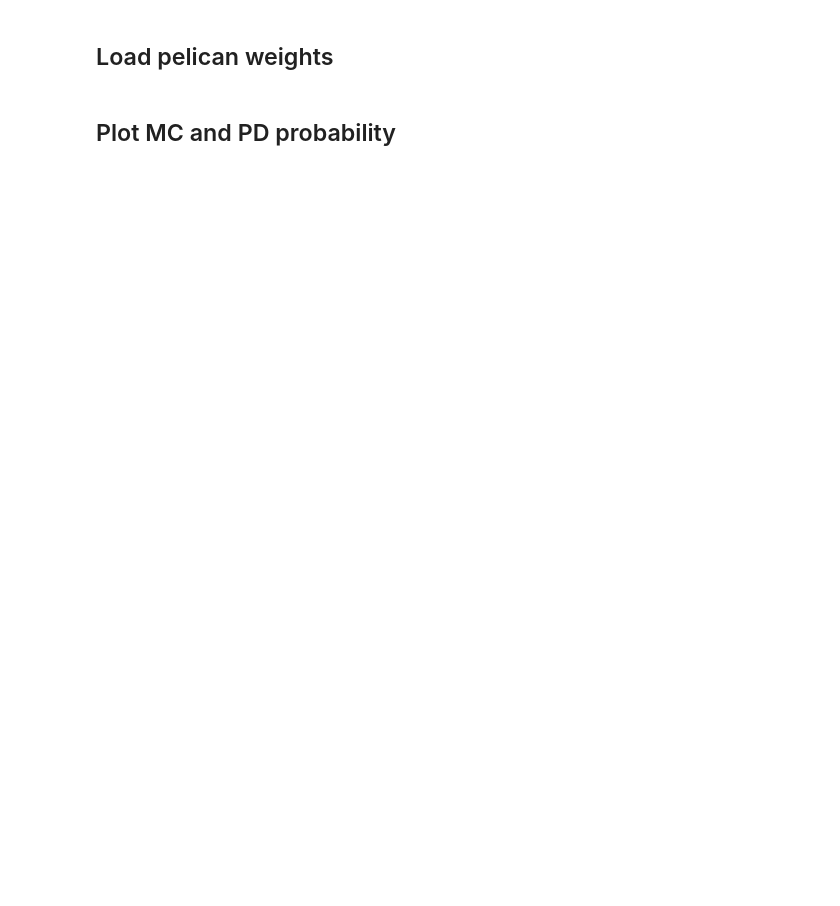
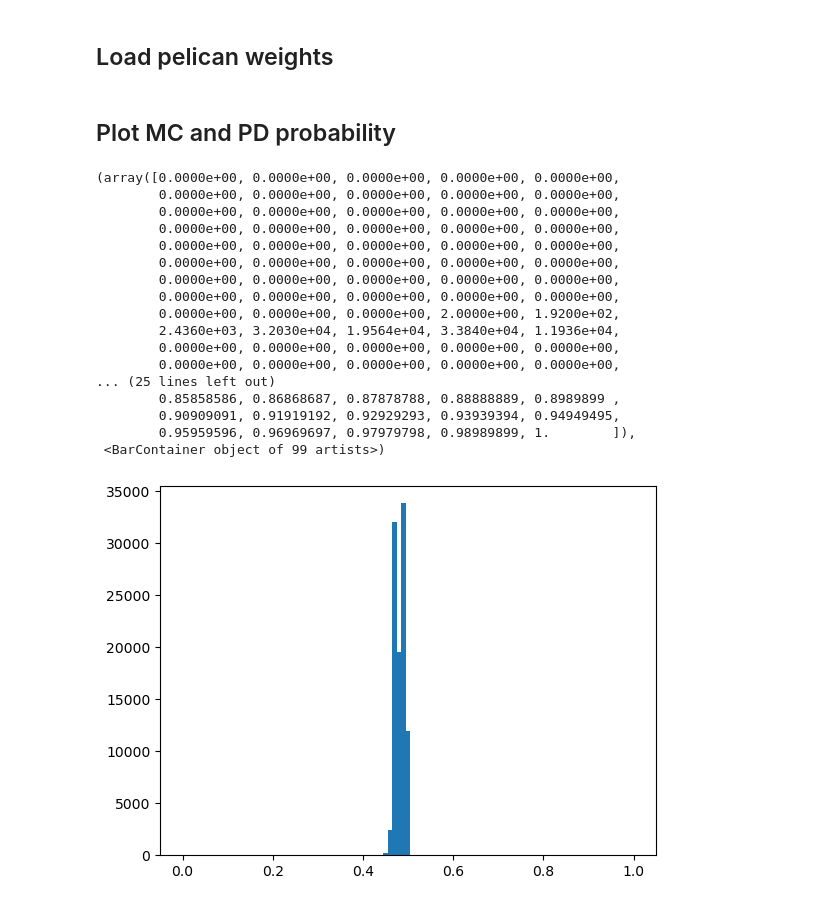
Before and after one commit to wamorkart/equivariant_unfolding, a Jupyter notebook: scripts/checkweights.ipynb, the cells around one changed output. Drawn from its saved outputs; the diff is of its cells as text; code cells hidden in the pictures; blank space fills up the shorter version.

```diff
--- a/scripts/checkweights.ipynb
+++ b/scripts/checkweights.ipynb
@@ -30,9 +12,28 @@ def getprob_pelican(inputfile):
 in_dir = "/global/cfs/cdirs/m3246/twamorka/omnifold_atlas/PELICAN/predict/"
 in_file = "muonlevel1_samedata2.best.test.pt"
 # %%
-prob_MC, prob_PD = getprob_pelican(indir+in_file)
+prob_MC, prob_PD, weight_pelican = getweight_pelican(in_dir+in_file)
 # %% [markdown]
 ## Plot MC and PD probability
 # %%
-plt.hist(prob_MC, bins=np.linspace(0,1,100)
+plt.hist(prob_MC, bins=np.linspace(0,1,100))
+# %% [output]
+(array([0.0000e+00, 0.0000e+00, 0.0000e+00, 0.0000e+00, 0.0000e+00,
+        0.0000e+00, 0.0000e+00, 0.0000e+00, 0.0000e+00, 0.0000e+00,
+        0.0000e+00, 0.0000e+00, 0.0000e+00, 0.0000e+00, 0.0000e+00,
+        0.0000e+00, 0.0000e+00, 0.0000e+00, 0.0000e+00, 0.0000e+00,
+        0.0000e+00, 0.0000e+00, 0.0000e+00, 0.0000e+00, 0.0000e+00,
+        0.0000e+00, 0.0000e+00, 0.0000e+00, 0.0000e+00, 0.0000e+00,
+        0.0000e+00, 0.0000e+00, 0.0000e+00, 0.0000e+00, 0.0000e+00,
+        0.0000e+00, 0.0000e+00, 0.0000e+00, 0.0000e+00, 0.0000e+00,
+        0.0000e+00, 0.0000e+00, 0.0000e+00, 2.0000e+00, 1.9200e+02,
+        2.4360e+03, 3.2030e+04, 1.9564e+04, 3.3840e+04, 1.1936e+04,
+        0.0000e+00, 0.0000e+00, 0.0000e+00, 0.0000e+00, 0.0000e+00,
+        0.0000e+00, 0.0000e+00, 0.0000e+00, 0.0000e+00, 0.0000e+00,
+... (25 lines left out)
+        0.85858586, 0.86868687, 0.87878788, 0.88888889, 0.8989899 ,
+        0.90909091, 0.91919192, 0.92929293, 0.93939394, 0.94949495,
+        0.95959596, 0.96969697, 0.97979798, 0.98989899, 1.        ]),
+ <BarContainer object of 99 artists>)
+[figure, added]
 # %%
```
Also changed, not shown: parts of 16 cells of this notebook, 1 other file.
